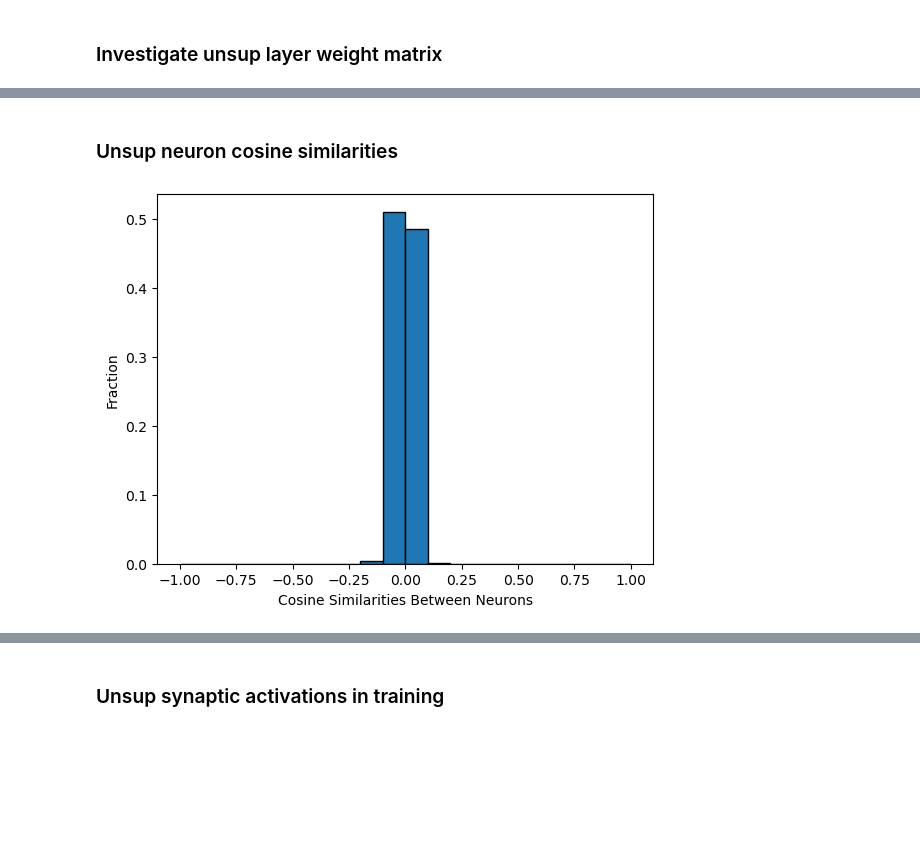
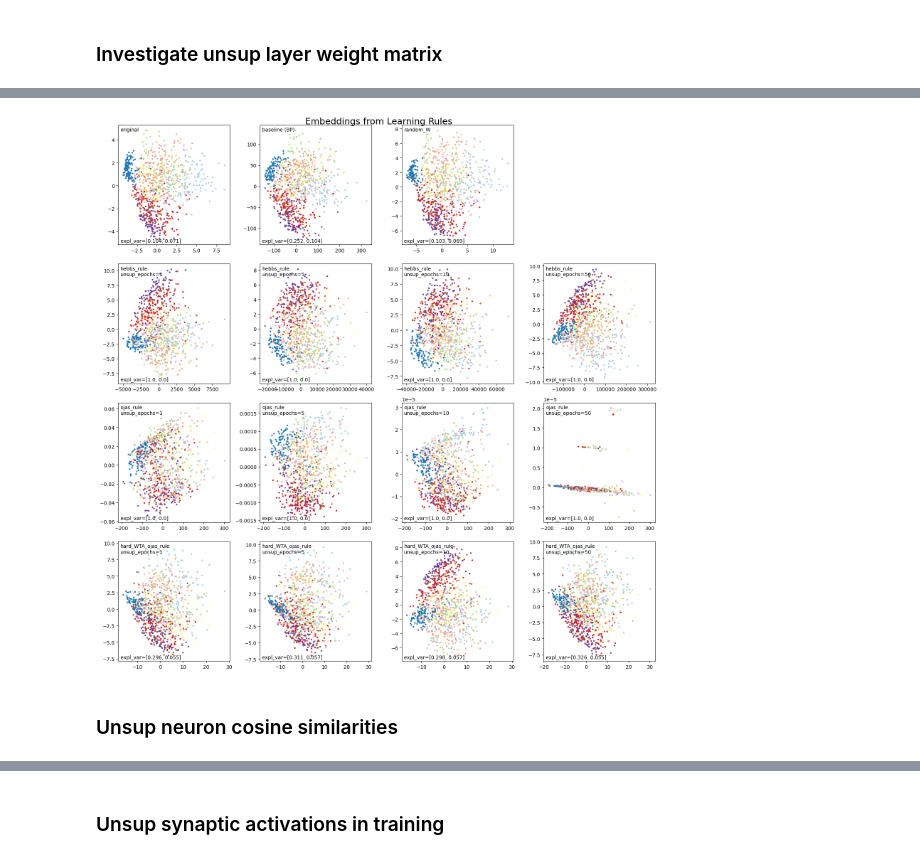
Before and after one commit to cutterdawes/HebbianLearning, a Jupyter notebook: experimental.ipynb, the cells around one changed output, grey strips where cells are left out. Drawn from its saved outputs; the diff is of its cells as text; code cells hidden in the pictures; blank space fills up the shorter version.

```diff
--- a/experimental.ipynb
+++ b/experimental.ipynb
@@ -141,0 +47,6 @@ plt.tight_layout()
+# %%
+def load_data(sample_size=1000):
+    trainset = FastMNIST('./data', train=True, download=True)
+    images, labels = next(iter(DataLoader(trainset, batch_size=sample_size, shuffle=True)))
+    x = images.reshape(-1, 28*28)
+    return x, labels
@@ -142,3 +95,44 @@ plt.tight_layout()
+# %%
+# get baseline embeddings
+baseline = load_model(model_name='baseline-50_epochs-0.001_lr-64_batch')
+Wx = baseline.input(x).detach()
+baseline_proj, baseline_expl_var = get_projection(Wx)
+
+# get random_W embeddings
+random_W = load_model(learning_rule='random_W', model_name='genhebb-random_W-1_unsup_epochs-50_sup_epochs-0.001_unsup_lr-0.001_sup_lr-64_batch')
+Wx = random_W.unsup_layer(x).detach()
+random_W_proj, random_W_expl_var = get_projection(Wx)
+# %%
+fig, axes = plt.subplots(4, 4, figsize=(16, 16))
+
+# plot for original and baselines
+axes[0, 0].scatter(x_proj[:, 0], x_proj[:, 1], c=labels, cmap='Paired', s=5)
+axes[0, 1].scatter(baseline_proj[:, 0], baseline_proj[:, 1], c=labels, cmap='Paired', s=5)
+axes[0, 2].scatter(random_W_proj[:, 0], random_W_proj[:, 1], c=labels, cmap='Paired', s=5)
+axes[0, 0].text(0.02, 0.95, 'original', transform=axes[0, 0].transAxes)
+axes[0, 1].text(0.02, 0.95, 'baseline (BP)', transform=axes[0, 1].transAxes)
+axes[0, 2].text(0.02, 0.95, 'random_W', transform=axes[0, 2].transAxes)
+axes[0, 0].text(0.02, 0.02, f'expl_var={x_expl_var}', transform=axes[0, 0].transAxes)
+axes[0, 1].text(0.02, 0.02, f'expl_var={baseline_expl_var}', transform=axes[0, 1].transAxes)
+axes[0, 2].text(0.02, 0.02, f'expl_var={random_W_expl_var}', transform=axes[0, 2].transAxes)
+axes[0, 3].axis('off')
+
+# plot for Hebbian learning rules
+for i, learning_rule in [(1, 'hebbs_rule'), (2, 'ojas_rule'), (3, 'hard_WTA_ojas_rule')]:
+    for j, unsup_epochs in [(0, 1), (1, 5), (2, 10), (3, 50)]:
+        ax = axes[i, j]
+        proj_embedding = proj_embeddings[f'{learning_rule}-{unsup_epochs}']
+        expl_var = expl_vars[f'{learning_rule}-{unsup_epochs}']
+        ax.scatter(proj_embedding[:,0], proj_embedding[:,1], c=labels, cmap='Paired', s=5)
+        ax.text(0.02, 0.9, f'{learning_rule}\nunsup_epochs={unsup_epochs}', transform=ax.transAxes)
+        ax.text(0.02, 0.02, f'expl_var={expl_var}', transform=ax.transAxes)
+
+# formatting
+fig.suptitle('Embeddings from Learning Rules', fontsize=18)
+plt.tight_layout()
+fig.savefig('figures/embeddings.png', dpi=300)
+# %% [output]
+[figure, added]
 # %% [markdown]
 ### Unsup neuron cosine similarities
 # %%
@@ -166,4 +155,0 @@ def plot_neuron_similarities(model, num_samples):
-# %%
-plot_neuron_similarities(ojas_rule50, 1000)
-# %% [output]
-[figure, removed]
```
Also changed, not shown: parts of 34 cells of this notebook, 4 other files.
